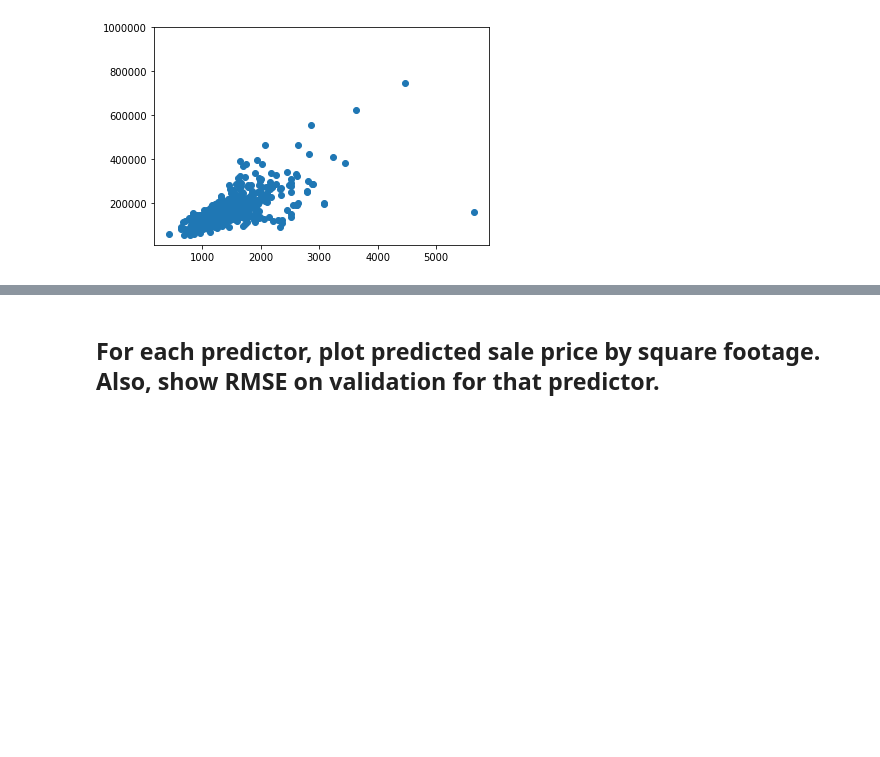
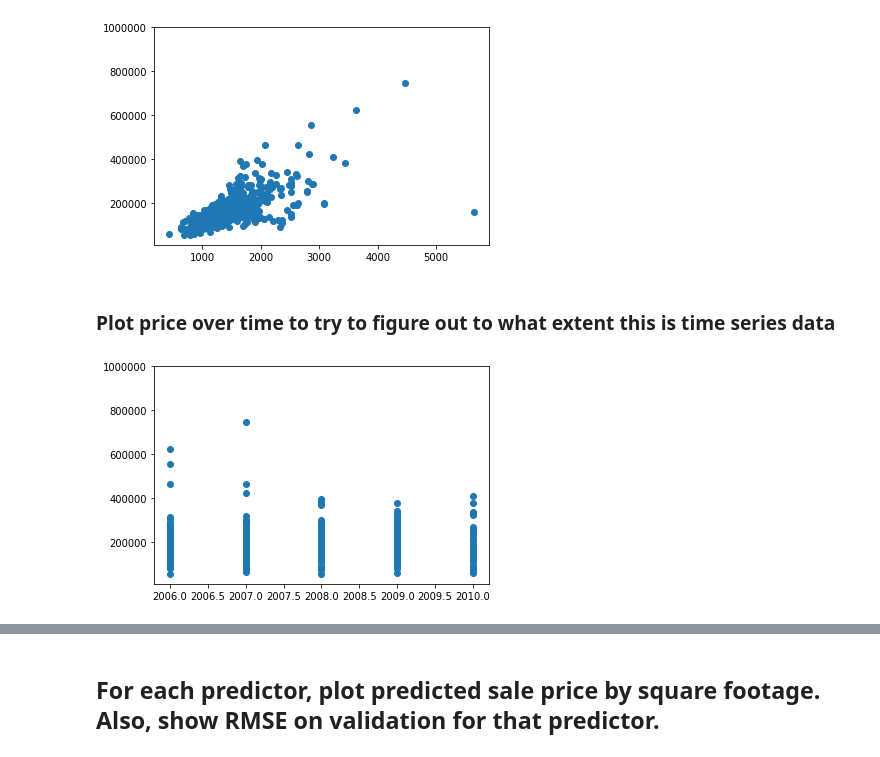
Before and after one commit to brachbach/kaggle_house_prices, a Jupyter notebook: visualize_predictions.ipynb, the cells around one changed output, grey strips where cells are left out. Saved outputs shown, nothing was run; the diff lists cells and outputs as text; code cells hidden in the pictures; blank space fills up the shorter version.

Commit message:
See whether there seems to be a big relationship between time and sales price -- I'm not seeing one

```diff
--- a/visualize_predictions.ipynb
+++ b/visualize_predictions.ipynb
@@ -13,9 +15,15 @@ from predictors.linear_regression_all_easy_variables import predict_with_all_eas
 # %%
-def visualize_prices(data):
-    plt.scatter(data["GrLivArea"], data["SalePrice"])
+def visualize_prices(data, x="GrLivArea"):
+    plt.scatter(data[x], data["SalePrice"])
     plt.ylim(10000,1000000)
     plt.show()
 # %%
 visualize_prices(validation)
 # %% [output]
 [figure]
+# %% [markdown]
+### Plot price over time to try to figure out to what extent this is time series data
+# %%
+visualize_prices(validation,"YrSold")
+# %% [output]
+[figure, added]
```
Also changed, not shown: parts of 6 cells of this notebook, 1 other file.
